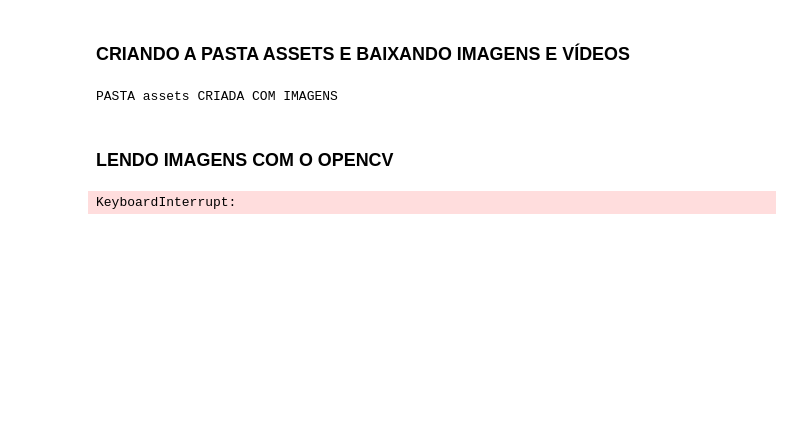
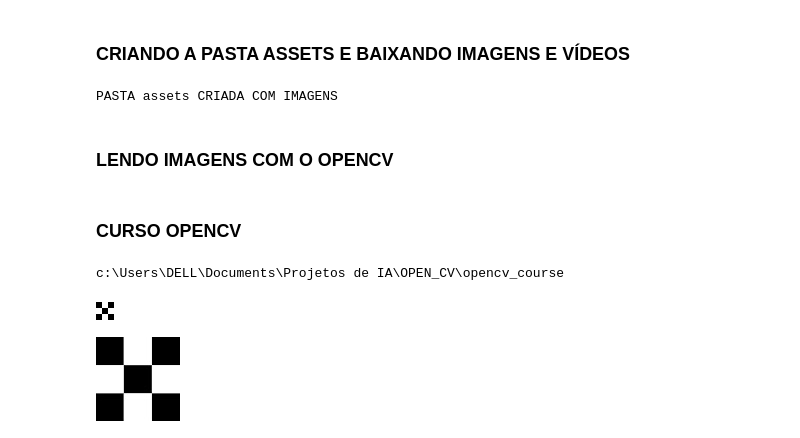
Before and after one commit to Felipex99/OPEN_CV, a Jupyter notebook: opencv.ipynb, the cells around one changed output. Saved outputs shown, nothing was run; the diff lists cells and outputs as text; code cells hidden in the pictures; blank space fills up the shorter version.

```diff
--- a/opencv.ipynb
+++ b/opencv.ipynb
@@ -46,14 +46 @@ cv.waitKey(0)
 # cv.waitKey(0)
-# %%
-import cv2 as cv
-video = cv.VideoCapture("C:/Users/DELL/Documents/Projetos de IA/OPEN_CV/assets/video_gato.mp4")
-time = 0
-while True:
-    _,frame = video.read()
-    time+=1
-    if(cv.waitKey(20) & 0xFF==ord('d')):
-        break
-cv.release()
-print(time)
-# %% [output]
-KeyboardInterrupt:
@@ -61,0 +47,20 @@ d
+# %% [markdown]
+<h3><b>CURSO OPENCV<b></h3>
+# %%
+import cv2 as cv
+import os
+import numpy as np
+import matplotlib.pyplot as plt
+from IPython.display import Image
+print(os.getcwd())
+#os.chdir("opencv_course")
+# %% [output]
+c:\Users\DELL\Documents\Projetos de IA\OPEN_CV\opencv_course
+# %%
+Image("checkerboard_18x18.png")
+# %% [output]
+[figure, added]
+# %%
+Image("checkerboard_84x84.jpg")
+# %% [output]
+[figure, added]
```
Also changed, not shown: parts of 22 cells of this notebook, 9 other files.
